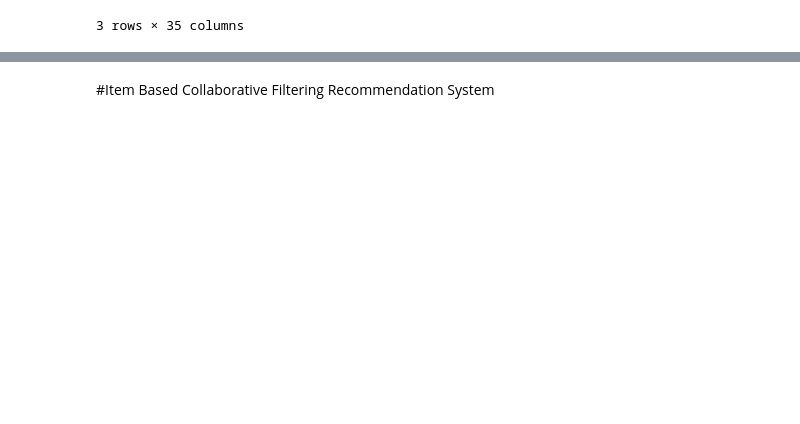
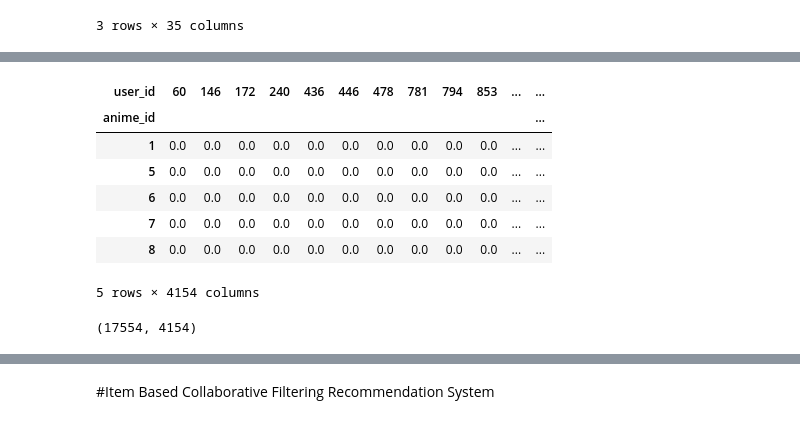
Before and after one commit to Tsuchikage/My-First-Data-Project-2, a Jupyter notebook: RecommendationSystem.ipynb, the cells around one changed output, grey strips where cells are left out. Cells and saved outputs as stored; diff of their text form; code cells hidden in the pictures; blank space fills up the shorter version.

```diff
--- a/RecommendationSystem.ipynb
+++ b/RecommendationSystem.ipynb
@@ -86,0 +123,20 @@ len(test_ratings)
+# %%
+# NaN преобразовываю в нули
+user_item_matrix_train.fillna(0, inplace = True)
+user_item_matrix_test.fillna(0, inplace = True)
+user_item_matrix_val.fillna(0, inplace = True)
+user_item_matrix_train.head()
+# %% [output]
+| user_id | 60 | 146 | 172 | 240 | 436 | 446 | 478 | 781 | 794 | 853 | ... | ... |
+| anime_id |  |  |  |  |  |  |  |  |  |  |  | ... |
+| 1 | 0.0 | 0.0 | 0.0 | 0.0 | 0.0 | 0.0 | 0.0 | 0.0 | 0.0 | 0.0 | ... | ... |
+| 5 | 0.0 | 0.0 | 0.0 | 0.0 | 0.0 | 0.0 | 0.0 | 0.0 | 0.0 | 0.0 | ... | ... |
+| 6 | 0.0 | 0.0 | 0.0 | 0.0 | 0.0 | 0.0 | 0.0 | 0.0 | 0.0 | 0.0 | ... | ... |
+| 7 | 0.0 | 0.0 | 0.0 | 0.0 | 0.0 | 0.0 | 0.0 | 0.0 | 0.0 | 0.0 | ... | ... |
+| 8 | 0.0 | 0.0 | 0.0 | 0.0 | 0.0 | 0.0 | 0.0 | 0.0 | 0.0 | 0.0 | ... | ... |
+5 rows × 4154 columns
+# %%
+# Размерность матрицы "пользователи х anime"
+user_item_matrix_train.shape
+# %% [output]
+(17554, 4154)
```
Also changed, not shown: parts of 46 cells of this notebook.
